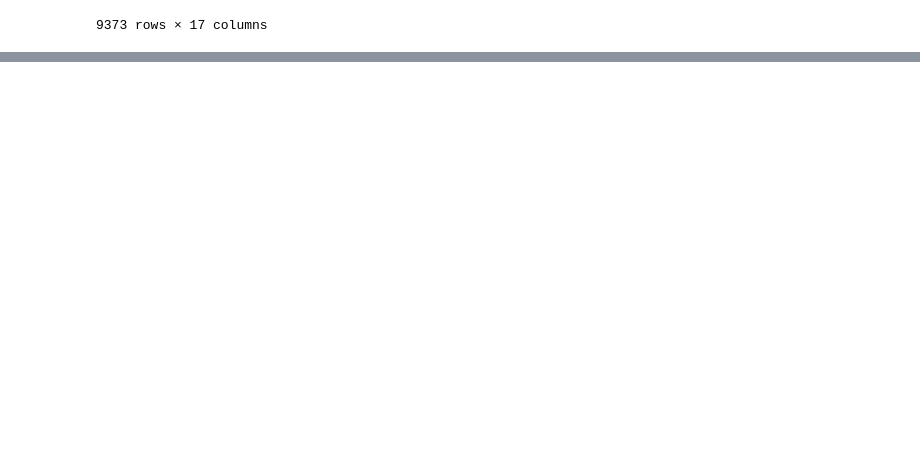
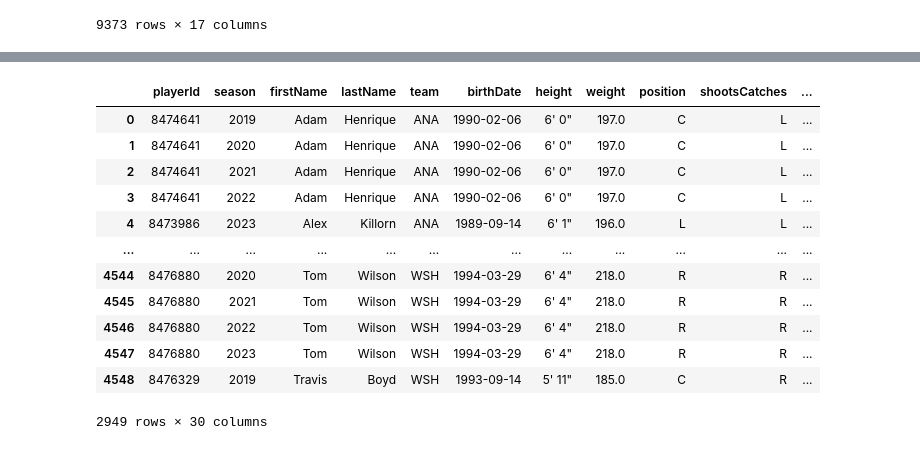
Before and after one commit to emrkel/NHL-Line-Optimisation, a Jupyter notebook: dataWrangling.ipynb, the cells around one changed output, grey strips where cells are left out. Drawn from its saved outputs; the diff is of its cells as text; code cells hidden in the pictures; blank space fills up the shorter version.

```diff
--- a/dataWrangling.ipynb
+++ b/dataWrangling.ipynb
@@ -497,0 +574,63 @@ best
+# %%
+features = [
+    'playerId',
+    'season',
+    'name',
+    'team',
+    'birthDate',
+    'height',
+    'weight',
+    'position',
+    'shootsCatches',
+    'games_played',
+    'onIce_xGoalsPercentage',
+    'OnIce_F_xGoals',
+    'OnIce_A_xGoals',
+    'OnIce_F_goals',
+    'OnIce_A_goals',
+    'I_F_xGoals',
+    'I_F_primaryAssists',
+    'I_F_secondaryAssists',
+    'I_F_shotsOnGoal',
+    'I_F_goals',
+    'I_F_points',
+    'I_F_hits',
+    'I_F_shifts',
+    'I_F_giveaways',
+    'I_F_takeaways',
+    'penalties',
+    'penaltiesDrawn',
+    'faceoffsWon',
+    'faceoffsLost',
+]
+
+forwards55 = forwards55[features]
+forwards55.columns = forwards55.columns = forwards55.columns.str.replace('I_F_', '')
+
+forwards55[['firstName', 'lastName']] = forwards55['name'].str.split(' ', n=1, expand=True)
+
+# Remove (pop) the columns you want to move
+firstName = forwards55.pop('firstName')
+lastName = forwards55.pop('lastName')
+
+# Insert
+forwards55.insert(3, 'firstName', firstName)
+forwards55.insert(4, 'lastName', lastName)
+forwards55 = forwards55.drop(columns={'name'})
+
+
+forwards55
+# %% [output]
+|  | playerId | season | firstName | lastName | team | birthDate | height | weight | position | shootsCatches | ... |
+| 0 | 8474641 | 2019 | Adam | Henrique | ANA | 1990-02-06 | 6' 0" | 197.0 | C | L | ... |
+| 1 | 8474641 | 2020 | Adam | Henrique | ANA | 1990-02-06 | 6' 0" | 197.0 | C | L | ... |
+| 2 | 8474641 | 2021 | Adam | Henrique | ANA | 1990-02-06 | 6' 0" | 197.0 | C | L | ... |
+| 3 | 8474641 | 2022 | Adam | Henrique | ANA | 1990-02-06 | 6' 0" | 197.0 | C | L | ... |
+| 4 | 8473986 | 2023 | Alex | Killorn | ANA | 1989-09-14 | 6' 1" | 196.0 | L | L | ... |
+| ... | ... | ... | ... | ... | ... | ... | ... | ... | ... | ... | ... |
+| 4544 | 8476880 | 2020 | Tom | Wilson | WSH | 1994-03-29 | 6' 4" | 218.0 | R | R | ... |
+| 4545 | 8476880 | 2021 | Tom | Wilson | WSH | 1994-03-29 | 6' 4" | 218.0 | R | R | ... |
+| 4546 | 8476880 | 2022 | Tom | Wilson | WSH | 1994-03-29 | 6' 4" | 218.0 | R | R | ... |
+| 4547 | 8476880 | 2023 | Tom | Wilson | WSH | 1994-03-29 | 6' 4" | 218.0 | R | R | ... |
+| 4548 | 8476329 | 2019 | Travis | Boyd | WSH | 1993-09-14 | 5' 11" | 185.0 | C | R | ... |
+2949 rows × 30 columns
```
Also changed, not shown: parts of 10 cells of this notebook.
